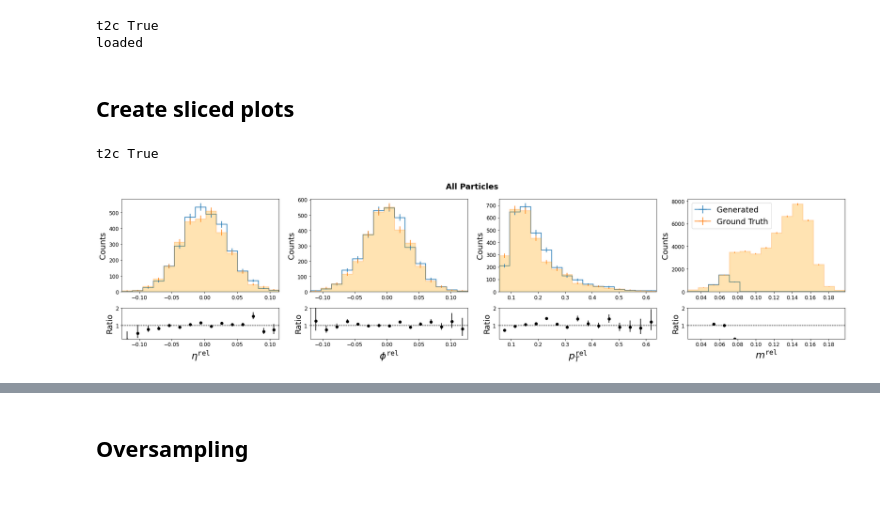
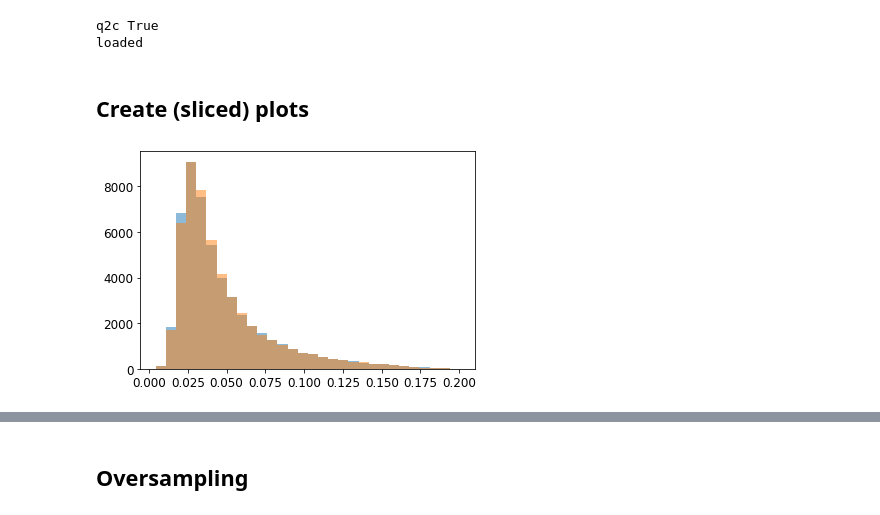
Before and after one commit to kaechb/LitJetNet, a Jupyter notebook: LitNF/IML.ipynb, the cells around one changed output, grey strips where cells are left out. Drawn from its saved outputs; the diff is of its cells as text; code cells hidden in the pictures.

```diff
--- a/LitNF/IML.ipynb
+++ b/LitNF/IML.ipynb
@@ -349,7 +410,7 @@ config = {
     }
 model=LitNF(config,128)
 data_module=JetNetDataloader(model.config)
-q="t"
+q="q"
 df=pd.DataFrame()
 cname=str(2)
 typ="c"
@@ -384,6 +445,7 @@ from jetnet_dataloader import *
 from helpers import *
 # This just sets up the dataloader, nothing particularly important. it reads in a csv, calculates mass and reads out the number particles per jet
 # And adds it to the dataset as variable. The only important thing is that we add noise to zero padded jets
+
 mo=temp.sort_values("rank").iloc[0]["name"]
 name=typ+str(cname)+"_"+q
 model=model.load_from_checkpoint(mo)
@@ -395,10 +457,10 @@ batch=model.data_module.test_set.to("cpu")
 model.flow.eval()
 print("loaded")
 # %% [output]
-t2c True
+q2c True
 loaded
 # %% [markdown]
-## Create sliced plots
+## Create (sliced) plots
 # %%
 
 if model.config["context_features"]==1:
@@ -461,6 +523,7 @@ for i in range(30):
     test[test[:,i]<0,i]=0
     true[true[:,i]<0,i]=0
     #Some metrics we track
+
 cov,mmd=cov_mmd(true[:,:model.n_dim].reshape(-1,model.n_dim//3,3),test[:,:model.n_dim].reshape(-1,model.n_dim//3,3),use_tqdm=False)
 try:
     fpndv=fpnd(test[:,:model.n_dim].reshape(-1,model.n_dim//3,3).numpy(),use_tqdm=False,jet_type=model.config["parton"])
@@ -468,19 +531,15 @@ except:
     fpndv=1000
 a=0.05
 b=0.075
-test=test[(m_test>a)&(m_test<b)]
-true=true[(m_t>a)&(m_t<b)]
-model.plot=plotting_paper(model=model,gen=test[:,:model.n_dim],true=true[:,:model.n_dim],config=model.config,p=config["parton"])
-
-try:
-model.plot.plot_mass(m_test[(m_test>a)&(m_test<b)].cpu().numpy(),m_t.cpu().numpy(),save="conditioned_mass_between{}_{}".format(a,b),bins=15,quantile=True,plot_vline=False)
-#             model.plot.plot_marginals(save=True)
-#       model.plot.var_part(true=true[:,:model.n_dim],gen=test[:,:model.n_dim],true_n=n_true,gen_n=n_test,m_true=m_t,m_gen=m_test ,save=True)
-except Exception as e:
-traceback.print_exc()
-
-        # #         model.flow.to("cuda")
-        #     model.plot.plot_correlations()
+slice=False
+if slice:
+    test=test[(m_test>a)&(m_test<b)]
+    true=true[(m_t>a)&(m_t<b)]
-# %% [output]
-t2c True
-[figure, removed]
+# %%
+w1m(test[:,:90].reshape(-1,30,3),true[:,:90].reshape(-1,30,3))
+_,bins,_=plt.hist(mass(true[:,:90]).numpy(),bins=30,alpha=.5)
+plt.hist(mass(test[:,:90]).numpy(),bins=bins,alpha=.5)
+m=mass(test[:,:90]).numpy()
+m_t=mass(true[:,:90]).numpy()
+# %% [output]
+[figure, added]
```
Also changed, not shown: parts of 6 cells of this notebook, 2 other files.
